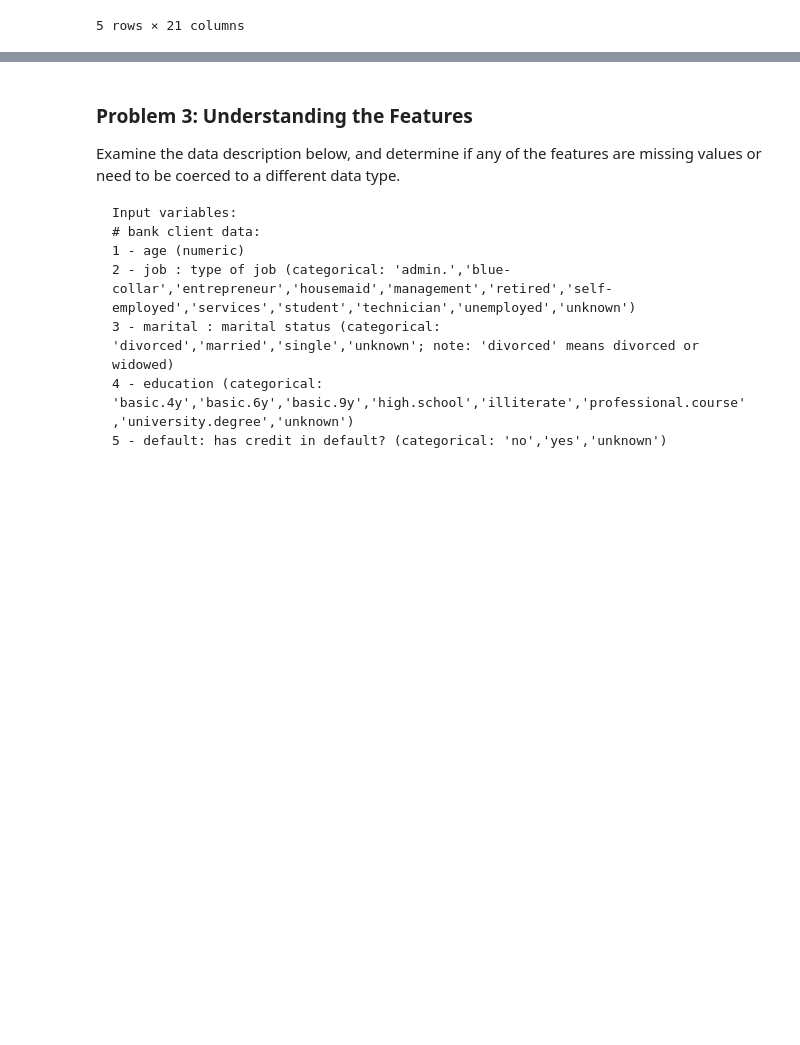
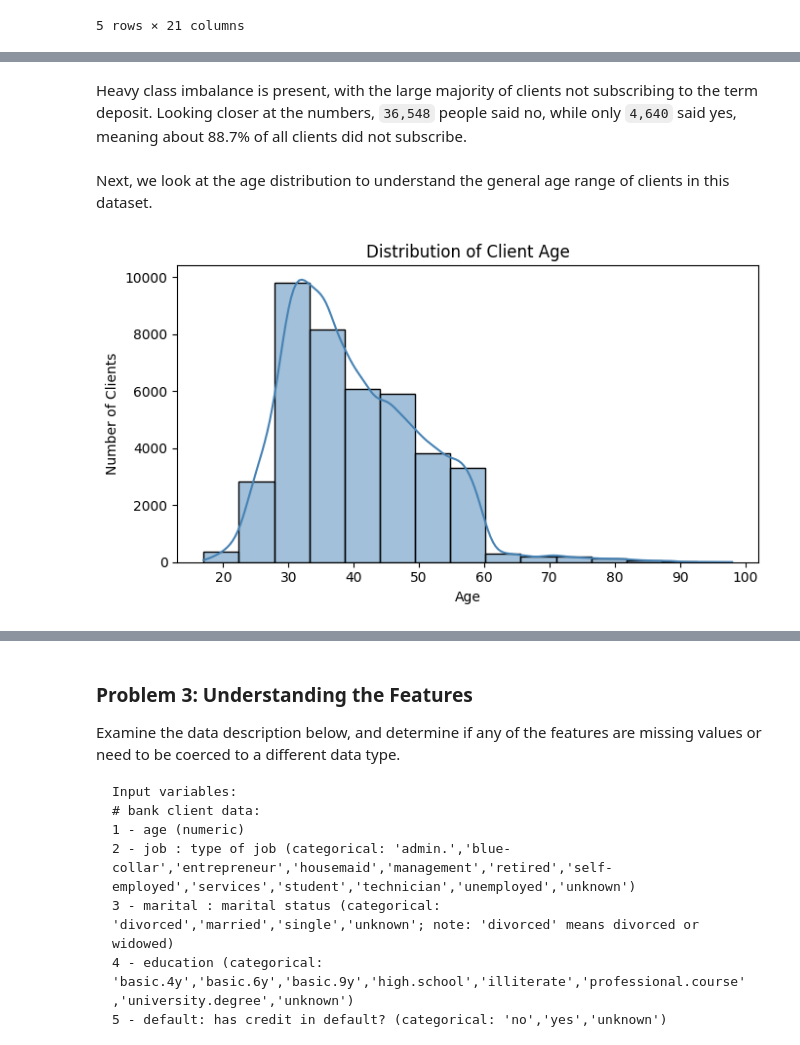
Before and after one commit to vipphan/practical-application-3, a Jupyter notebook: prompt_III.ipynb, the cells around one changed output, grey strips where cells are left out. Cells and saved outputs as stored; diff of their text form; code cells hidden in the pictures; blank space fills up the shorter version.

```diff
--- a/prompt_III.ipynb
+++ b/prompt_III.ipynb
@@ -43,0 +76,15 @@ df.head()
+# %% [markdown]
+Heavy class imbalance is present, with the large majority of clients not subscribing to the term deposit. Looking closer at the numbers, `36,548` people said no, while only `4,640` said yes, meaning about 88.7% of all clients did not subscribe.
+# %% [markdown]
+Next, we look at the age distribution to understand the general age range of clients in this dataset.
+# %%
+# Looking at client age range
+plt.figure(figsize=(7, 4))
+sns.histplot(data=df, x='age', bins=15, kde=True, color='steelblue')
+plt.title('Distribution of Client Age')
+plt.xlabel('Age')
+plt.ylabel('Number of Clients')
+plt.tight_layout()
+plt.show()
+# %% [output]
+[figure, added]
```
Also changed, not shown: parts of 12 cells of this notebook.
